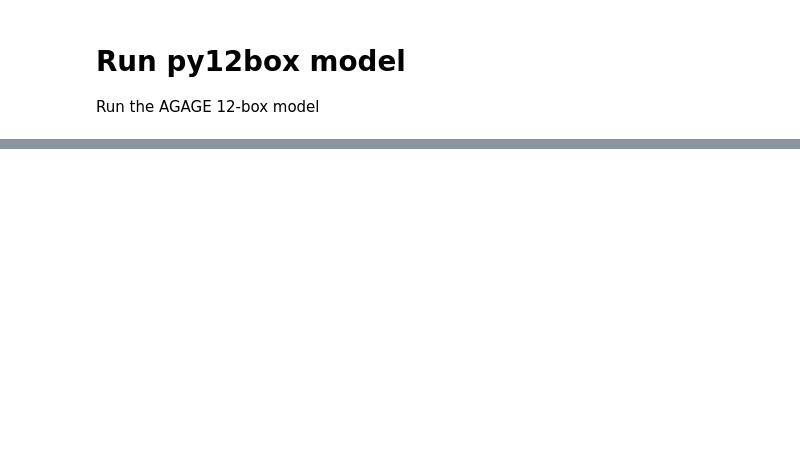
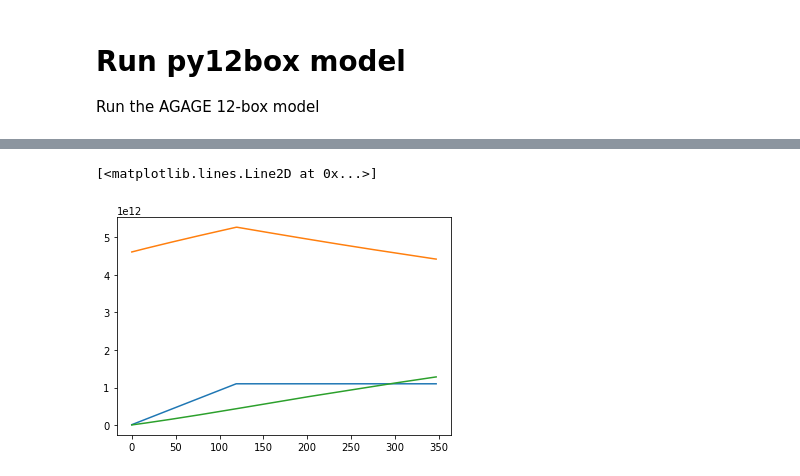
Before and after one commit to mrghg/py12box, a Jupyter notebook: index.ipynb, the cells around one changed output, grey strips where cells are left out. Drawn from its saved outputs; the diff is of its cells as text; code cells hidden in the pictures; blank space fills up the shorter version.

```diff
--- a/index.ipynb
+++ b/index.ipynb
@@ -41,0 +42,7 @@ plt.show()
+# %%
+plt.plot(emissions_out.sum(axis = 1).cumsum())
+plt.plot(burden.sum(axis = 1))
+plt.plot(losses["other"].sum(axis = 1).cumsum())
+# %% [output]
+[<matplotlib.lines.Line2D at 0x...>]
+[figure, added]
```
Also changed, not shown: parts of 6 cells of this notebook, 17 other files.
